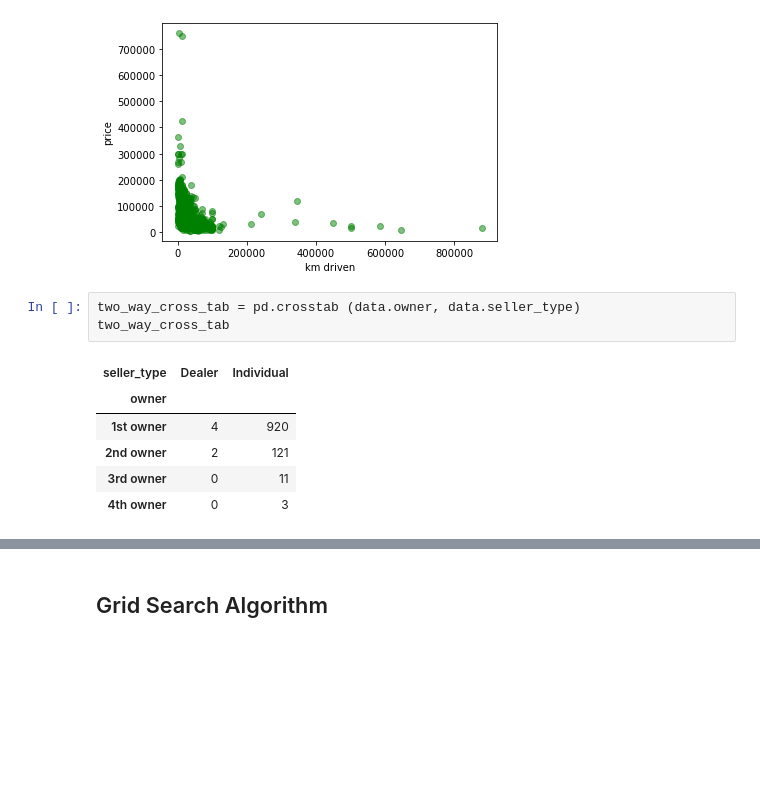
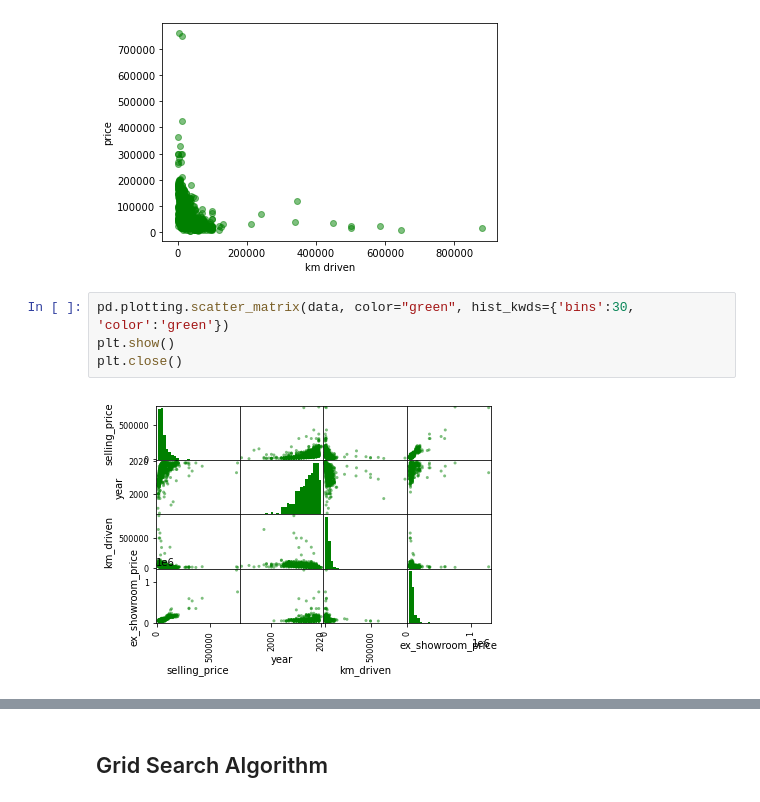
Before and after one commit to peshekhodko/ST590-Project1, a Jupyter notebook: Project1.ipynb, the cells around one changed output, grey strips where cells are left out. Saved outputs shown, nothing was run; the diff lists cells and outputs as text; blank space fills up the shorter version.

```diff
--- a/Project1.ipynb
+++ b/Project1.ipynb
@@ -110,13 +112,9 @@ plt.show()
 plt.close()
 # %% [output]
 [figure]
-# %%
-two_way_cross_tab = pd.crosstab (data.owner, data.seller_type)
-two_way_cross_tab
-# %% [output]
-| seller_type | Dealer | Individual |
-| owner |  |  |
-| 1st owner | 4 | 920 |
-| 2nd owner | 2 | 121 |
-| 3rd owner | 0 | 11 |
-| 4th owner | 0 | 3 |
+# %%
+pd.plotting.scatter_matrix(data, color="green", hist_kwds={'bins':30, 'color':'green'})
+plt.show()
+plt.close()
+# %% [output]
+[figure, added]
```
Also changed, not shown: parts of 12 cells of this notebook.
